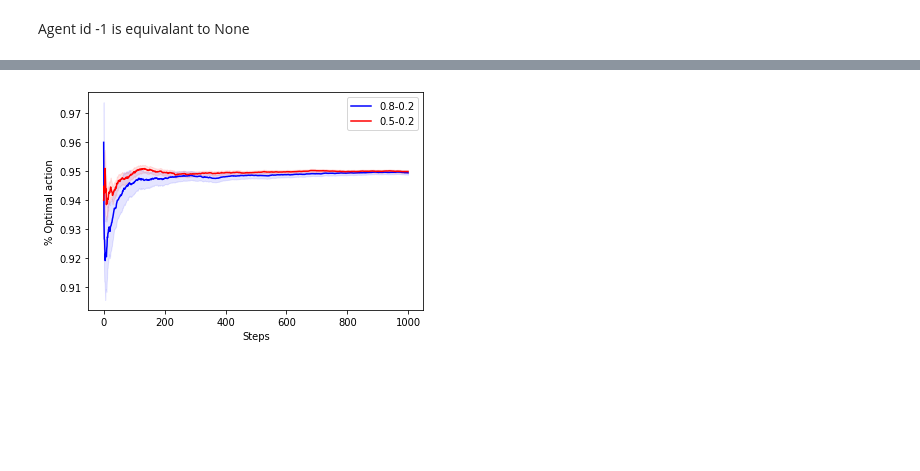
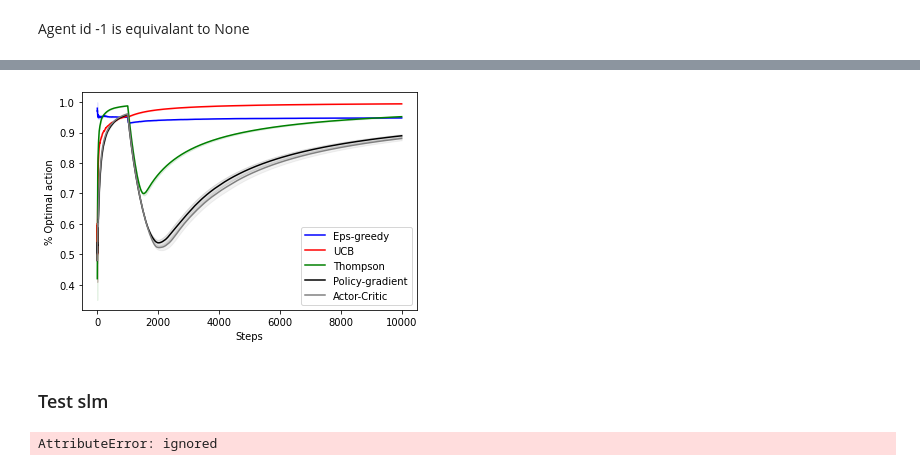
Before and after one commit to erfunmirzaei/Social_Bandit, a Jupyter notebook: Social_Bandit.ipynb, the cells around one changed output, grey strips where cells are left out. Drawn from its saved outputs; the diff is of its cells as text; code cells hidden in the pictures; blank space fills up the shorter version.

```diff
--- a/Social_Bandit.ipynb
+++ b/Social_Bandit.ipynb
@@ -1033,7 +1094,7 @@ for r in tqdm(range(50)):
     sum_rewards = 0
     opt_act_count = 0
 
-    agent5 = AlwaysRandomAgent('1', env)
+    agent5 = AlwaysRandomAgent(environment = env)
 
     # agent4 = gradientAgent('1',env, alpha = 0.1, Baseline_lr = 0.01)
     for t in range(10000):
@@ -1278,9 +1155,11 @@ Agent id -1 is equivalant to None
 # %%
 class MostFrequentSocialStrategy():
     def __init__(self):
+        """
+        """
         pass
 
-    def select_action(self, env, social_information, selecting_policy):
+    def select_action(self, env, selecting_policy):
         agent_id = np.random.choice(len(selecting_policy),p = selecting_policy)
         return env.agents_last_choice[agent_id], agent_id
 # %%
@@ -1351,8 +1261,3 @@ class PreferenceBasedSocialAgent(AgentBase):
-# %%
-ilm = EpsilonGreedyAgent('1', env, epsilon = 0.1, lr = 0.1)
-sls = MostFrequentSocialStrategy()
-slm =  PreferenceBasedSocialAgent('0', env, 0.1, ilm)
-msl = MetaSocialLearnerAgent('0', env, ilm, slm, sls)
 # %%
 class MetaSocialLearnerAgent(AgentBase):
 
@@ -1411,10 +1408,14 @@ for r in tqdm(range(50)):
     sum_rewards = 0
     opt_act_count = 0
     exp_opt_act = 0.9
-    agent1 = EpsilonGreedyAgent('1', env, epsilon = 0.1, lr = 0.1)
+
+    ilm1 = EpsilonGreedyAgent(environment = env, epsilon = 0.1, lr = 0.1)
+    sls1 = MostFrequentSocialStrategy()
+    slm1 = PreferenceBasedSocialAgent(env, 0, 0.1, ilm1)
+    msl1 = MetaSocialLearnerAgent(env, slm1, sls1)
 
     for t in range(10000):
-        rew , act, _ = agent1.take_action()
+        rew , act, _ = msl1.take_action()
 
         sum_rewards += rew
 
@@ -1500,18 +1574,35 @@ for r in tqdm(range(200)):
 # %%
 som1 = np.std(perc_opt_act1,axis = 1) / np.sqrt(perc_opt_act1.shape[1])
 mean1 = np.mean(perc_opt_act1,axis = 1)
 
 som2 = np.std(perc_opt_act2,axis = 1) / np.sqrt(perc_opt_act2.shape[1])
 mean2 = np.mean(perc_opt_act2,axis = 1)
 
+som3 = np.std(perc_opt_act3,axis = 1) / np.sqrt(perc_opt_act3.shape[1])
+mean3 = np.mean(perc_opt_act3,axis = 1)
+
+som4 = np.std(perc_opt_act4,axis = 1) / np.sqrt(perc_opt_act4.shape[1])
+mean4 = np.mean(perc_opt_act4,axis = 1)
+
+som5 = np.std(perc_opt_act5,axis = 1) / np.sqrt(perc_opt_act5.shape[1])
+mean5 = np.mean(perc_opt_act5,axis = 1)
+
 fig, ax = plt.subplots()
-ax.plot(range(1000), mean1, 'b')
-ax.fill_between(range(1000), (mean1-som1), (mean1+som1), color='b', alpha=.1)
-ax.plot(range(1000), mean2,'r')
-ax.fill_between(range(1000), (mean2-som2), (mean2+som2), color='r', alpha=.1)
+ax.plot(range(10000), mean1, 'b')
+ax.fill_between(range(10000), (mean1-som1), (mean1+som1), color='b', alpha=.1)
+ax.plot(range(10000), mean2,'r')
+ax.fill_between(range(10000), (mean2-som2), (mean2+som2), color='r', alpha=.1)
+ax.plot(range(10000), mean3, 'g')
+ax.fill_between(range(10000), (mean3-som3), (mean3+som3), color='g', alpha=.1)
+ax.plot(range(10000), mean4, 'black')
+ax.fill_between(range(10000), (mean4-som4), (mean4+som4), color='black', alpha=.1)
+ax.plot(range(10000), mean5, 'gray')
+ax.fill_between(range(10000), (mean5-som5), (mean5+som5), color='gray', alpha=.1)
 ax.set_ylabel('% Optimal action',rotation = 90)
 ax.set_xlabel('Steps')
-ax.legend(["0.8-0.2" , "0.5-0.2"])
+ax.legend(["Eps-greedy", "UCB","Thompson", "Policy-gradient", "Actor-Critic" ])
 plt.show()
 # %% [output]
-[figure, old version]
+[figure, new version]
+# %% [markdown]
+### Test slm
@@ -1517,0 +1633,4 @@ plt.show()
+# %%
+sbl.run()
+# %% [output]
+AttributeError: ignored
```
Also changed, not shown: parts of 54 cells of this notebook.
